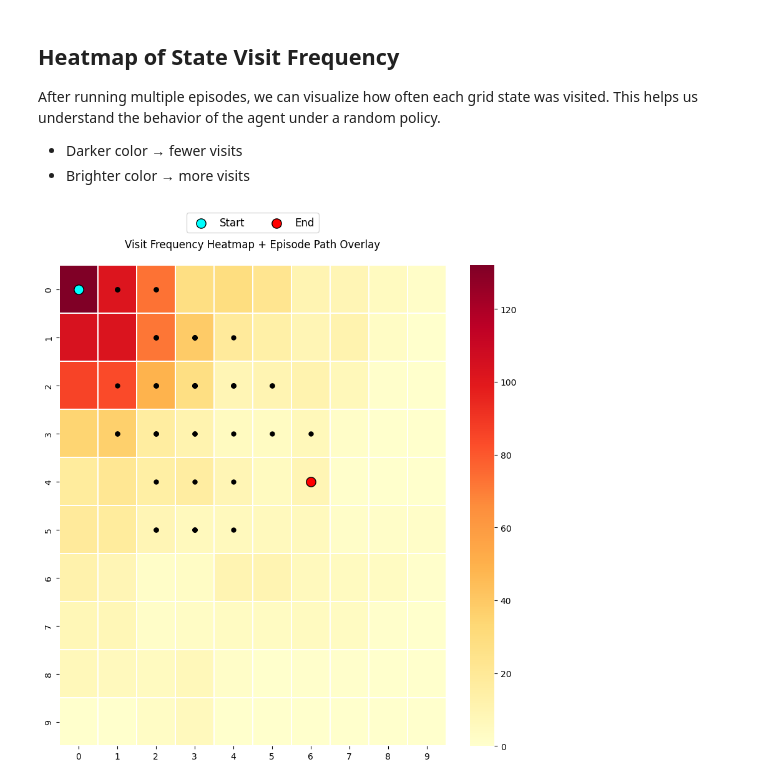
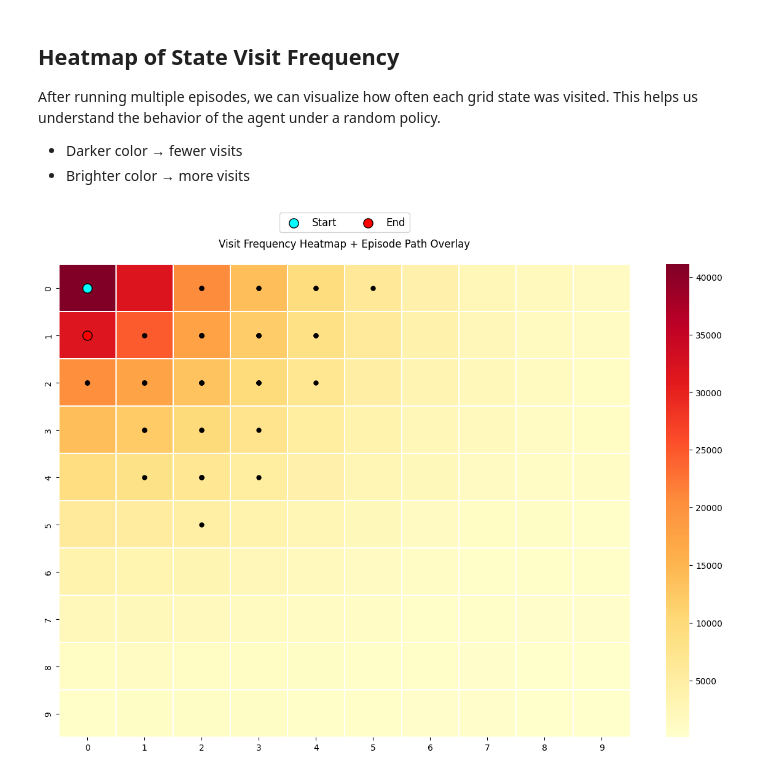
Before and after one commit to GauravGurung123/ml-supervised-learning-assignment-1, a Jupyter notebook: ReinforcementLearningEx/re_ex_1.ipynb, the cells around one changed output. Drawn from its saved outputs; the diff is of its cells as text; code cells hidden in the pictures.

```diff
--- a/ReinforcementLearningEx/re_ex_1.ipynb
+++ b/ReinforcementLearningEx/re_ex_1.ipynb
@@ -205,7 +206,7 @@ def run_episode(max_steps=50):
     return total_reward, max_steps  # ended by timeout
 
 # Run 30 episodes
-for _ in range(30):
+for _ in range(10000):
     r, st = run_episode()
     rewards.append(r)
     steps_list.append(st)
@@ -246,36 +247,36 @@ This helps us understand the behavior of the agent under a random policy.
 - Darker color → fewer visits
 - Brighter color → more visits
 # %%
-plt.figure(figsize=(10, 10))
+plt.figure(figsize=(15, 10))
 
 # Background heatmap
 sns.heatmap(visit_counts, cmap="YlOrRd", linewidths=0.3)
 
 # Overlay episode path
 for s in path:
     r, c = state_to_pos(s)
     plt.scatter(c + 0.5, r + 0.5, color="black", s=25)
 
 # Mark START
 sr, sc = state_to_pos(path[0])
 plt.scatter(sc + 0.5, sr + 0.5, color="cyan", s=120, edgecolors="black", label="Start")
 
 # Mark END (Goal or Bad)
 er, ec = state_to_pos(path[-1])
 plt.scatter(ec + 0.5, er + 0.5, color="red", s=120, edgecolors="black", label="End")
 
 # Title
 plt.title("Visit Frequency Heatmap + Episode Path Overlay", pad=20)
 
 # Legend outside plot, below title
 plt.legend(
     loc="upper center",
     bbox_to_anchor=(0.5, 1.12),  # move legend above the plot
     ncol=2,
     frameon=True,
     fontsize=12
 )
 
 plt.show()
 # %% [output]
-[figure, old version]
+[figure, new version]
```
Also changed, not shown: parts of 2 cells of this notebook.
